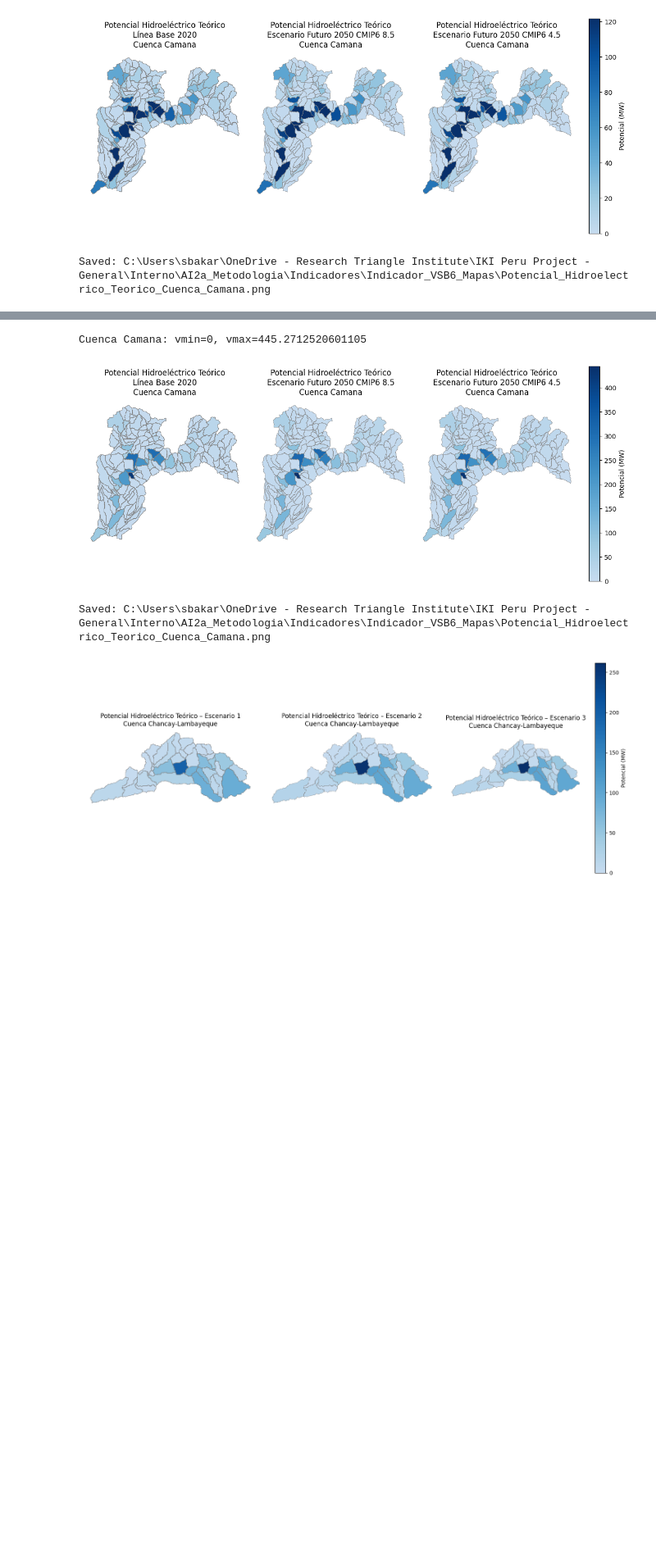
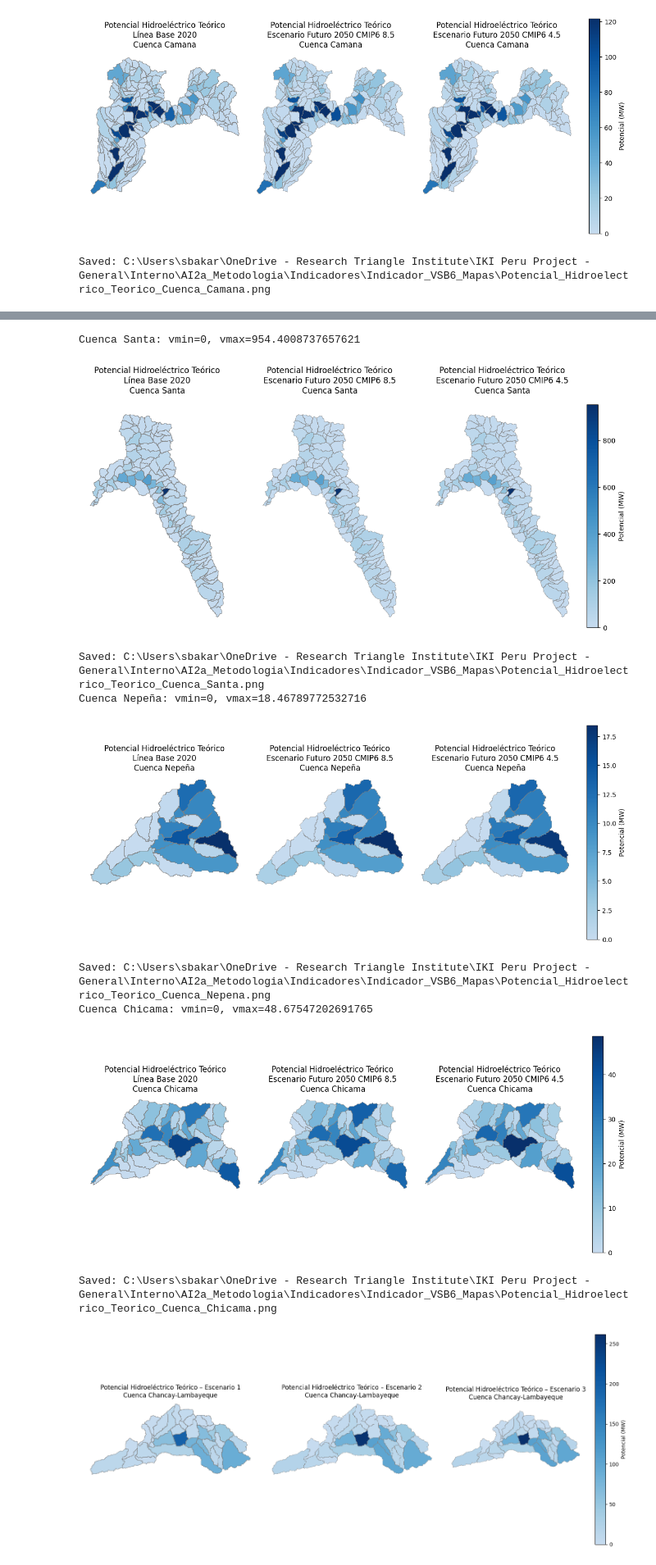
Before and after one commit to RTIInternational/iki-risk-assessment, a Jupyter notebook: Indicadores/Vulnerabilidad/VSB6.ipynb, the cells around one changed output, grey strips where cells are left out. Shown at 82% size. Saved outputs shown, nothing was run; the diff lists cells and outputs as text; code cells hidden in the pictures; blank space fills up the shorter version.

```diff
--- a/Indicadores/Vulnerabilidad/VSB6.ipynb
+++ b/Indicadores/Vulnerabilidad/VSB6.ipynb
@@ -437,5 +437,5 @@ Saved: C:\Users\sbakar\OneDrive - Research Triangle Institute\IKI Peru Project -
 # %%
-target_cuencas = ['Cuenca Camana' ]
+target_cuencas = ['Cuenca Santa', 'Cuenca Nepeña', 'Cuenca Chicama']
 
 scenario_name_map = {
     1: 'Línea Base 2020',
@@ -532,36 +532,42 @@ for cuenca_name in target_cuencas:
     sm = ScalarMappable(norm=norm, cmap=new_cmap)
     sm._A = []
 
     cbar = fig.colorbar(
         sm,
         ax=axes,
         orientation='vertical',
         fraction=0.04,
         pad=0.02
     )
 
     cbar.set_label('Potencial (MW)')
 
     # -----------------------------------
     # SAVE FIGURE
     # -----------------------------------
     safe_cuenca_name = (
         cuenca_name
         .replace(" ", "_")
         .replace("-", "_")
         .replace("ñ", "n")
     )
 
     output_path = output_dir / f"Potencial_Hidroelectrico_Teorico_{safe_cuenca_name}.png"
 
     plt.savefig(output_path, dpi=300, bbox_inches='tight')
     plt.show()
 
     print(f"Saved: {output_path}")
 # %% [output]
-Cuenca Camana: vmin=0, vmax=445.2712520601105
+Cuenca Santa: vmin=0, vmax=954.4008737657621
-[figure, old version]
+[figure, new version]
-Saved: C:\Users\sbakar\OneDrive - Research Triangle Institute\IKI Peru Project - General\Interno\AI2a_Metodologia\Indicadores\Indicador_VSB6_Mapas\Potencial_Hidroelectrico_Teorico_Cuenca_Camana.png
+Saved: C:\Users\sbakar\OneDrive - Research Triangle Institute\IKI Peru Project - General\Interno\AI2a_Metodologia\Indicadores\Indicador_VSB6_Mapas\Potencial_Hidroelectrico_Teorico_Cuenca_Santa.png
+Cuenca Nepeña: vmin=0, vmax=18.46789772532716
+[figure, added]
+Saved: C:\Users\sbakar\OneDrive - Research Triangle Institute\IKI Peru Project - General\Interno\AI2a_Metodologia\Indicadores\Indicador_VSB6_Mapas\Potencial_Hidroelectrico_Teorico_Cuenca_Nepena.png
+Cuenca Chicama: vmin=0, vmax=48.67547202691765
+[figure, added]
+Saved: C:\Users\sbakar\OneDrive - Research Triangle Institute\IKI Peru Project - General\Interno\AI2a_Metodologia\Indicadores\Indicador_VSB6_Mapas\Potencial_Hidroelectrico_Teorico_Cuenca_Chicama.png
 # %%
 subset_gdf = plot_gdf[plot_gdf['Cuenca'] == 'Cuenca Chancay-Lambayeque'].copy()
 scenarios = sorted(subset_gdf['ScnID'].dropna().unique())
```
Also changed, not shown: parts of 2 cells of this notebook.
